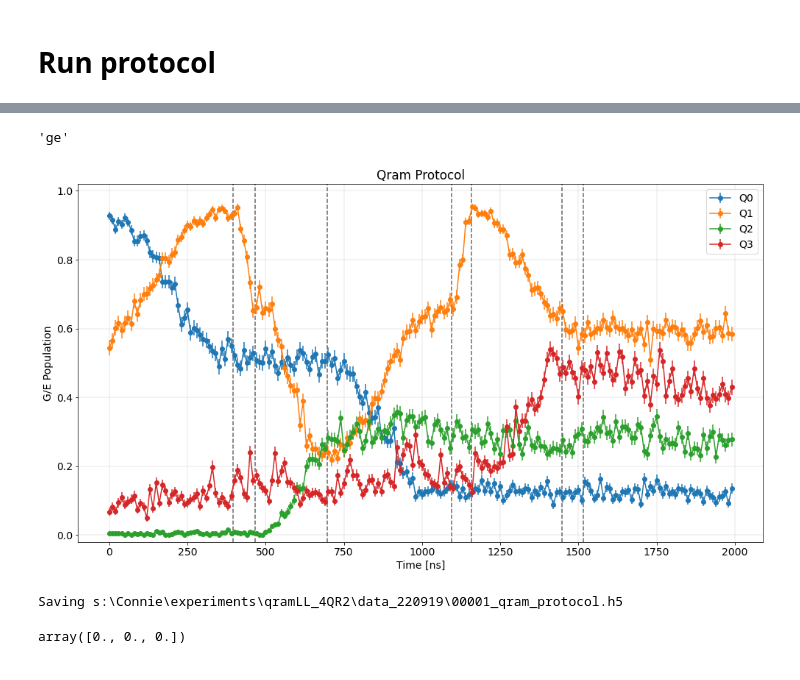
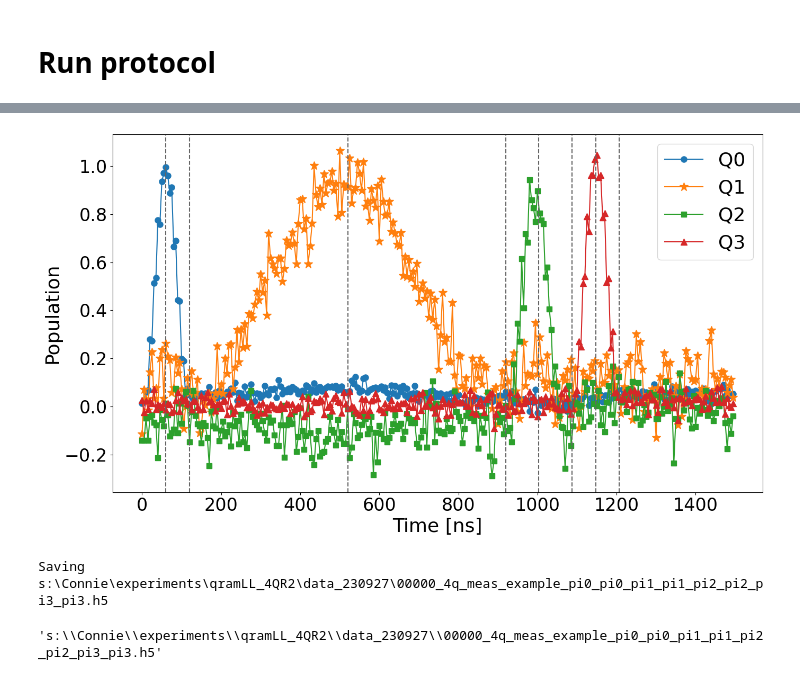
Before and after one commit to SchusterLab/qram_tprocv1_expts, a Jupyter notebook: qram_protocol_sandbox.ipynb, the cells around one changed output, grey strips where cells are left out. Cells and saved outputs as stored; diff of their text form; code cells hidden in the pictures.

```diff
--- a/qram_protocol_sandbox.ipynb
+++ b/qram_protocol_sandbox.ipynb
@@ -74,7 +70,6 @@ def prev_data(expt_path, filename):
         print(f'Extracted data and attrs {list(a.attrs)}')
     return temp_data, attrs
 # %%
-# expt_path=os.getcwd()+'\data_220904'
-expt_path=os.getcwd()+'\data_220919'
+expt_path=os.getcwd()+'\data\data_230927'
 print('Data will be stored in', expt_path)
 # %% [output]
@@ -82,6 +77,7 @@ Data will be stored in s:\Connie\experiments\qramLL_4QR2\data_220919
 # %%
 # config_file = 'config_zcu216.yml'
-config_file = 'config_q3diamond.yml'
+# config_file = 'config_q3diamond.yml'
+config_file = 'config_q3diamond_full688and638_reset.yml'
 config_path = os.getcwd() + '\\' + config_file
 print('Config will be', config_path)
 # %% [output]
@@ -102,3 +96,7 @@ im = InstrumentManager()
+# %%
+# im = InstrumentManager(ns_address='192.168.14.1') # Chicago lab
+# im = InstrumentManager(ns_address='192.168.137.1') # SLAC lab
+im = InstrumentManager(ns_address='10.108.30.56') # Spilker Fermium
 # %%
 lo1 = im[yaml_cfg.aliases.readout_LO]
 lo1.open_device()
@@ -151,20 +149,22 @@ qramExpt = meas.QramProtocolExperiment(
     soccfg=soc,
     path=expt_path,
     config_file=config_path,
+    prefix=f"4q_meas_example_pi0_pi0_pi1_pi1_pi2_pi2_pi3_pi3",
 )
 
-span = 2.0 # total time [us]
-npts = 200
+span = 1.5 # total time [us]
+npts = 300
 print('time step size [cycles]:', soc.us2cycles(span/npts))
 
 qramExpt.cfg.expt = dict(
+    init_state='|0>|0>',
     start=0, # start protocol time [us],
     step=span/npts, # time step [us],
     expts=npts, # number of different time experiments,
-    reps=5000, # number of reps per time step,
-    post_process=True, # if true, uses threshold
+    reps=4000, # number of reps per time step,
+    post_process='scale', # if true, uses threshold
     singleshot_reps=10000, # reps per state for singleshot calibration
-    tomo_2q=True, # True/False whether to do 2q state tomography on state at last time step
+    tomo_2q=False, # True/False whether to do 2q state tomography on state at last time step
 
     tomo_qubits=[0,1], # the qubits on which to do the 2q state tomo
     # thresholds=[23.179328085510463, 332.7232840438514, 421.8517625963923, -543.9946460140202],
@@ -187,23 +219,17 @@ NameError: name 'meas' is not defined
 # %%
-import numpy as np
-np.where(np.array([2, 1])==2)[0][0]
-calib_state = 'gg'
-qi = np.where(np.array([2,1])==1)[0][0]
-calib_state = calib_state[:qi] + 'e' + calib_state[qi+1:]
-calib_state
+# import numpy as np
+# np.where(np.array([2, 1])==2)[0][0]
+# calib_state = 'gg'
+# qi = np.where(np.array([2,1])==1)[0][0]
+# calib_state = calib_state[:qi] + 'e' + calib_state[qi+1:]
+# calib_state
-# %% [output]
-'ge'
 # %%
 qramExpt.analyze()
-qramExpt.display()
+qramExpt.display(err=False)
 # %% [output]
-[figure, old version]
+[figure, new version]
 # %%
 qramExpt.save_data()
 # %% [output]
-Saving s:\Connie\experiments\qramLL_4QR2\data_220919\00001_qram_protocol.h5
+Saving s:\Connie\experiments\qramLL_4QR2\data_230927\00000_4q_meas_example_pi0_pi0_pi1_pi1_pi2_pi2_pi3_pi3.h5
+'s:\\Connie\\experiments\\qramLL_4QR2\\data_230927\\00000_4q_meas_example_pi0_pi0_pi1_pi1_pi2_pi2_pi3_pi3.h5'
-# %%
-x = np.array([[1,1,1], [5, 5, 5], [7,7,7]])
-np.std(x,axis=1)
-# %% [output]
-array([0., 0., 0.])
```
Also changed, not shown: parts of 8 cells of this notebook, 6 other files.
